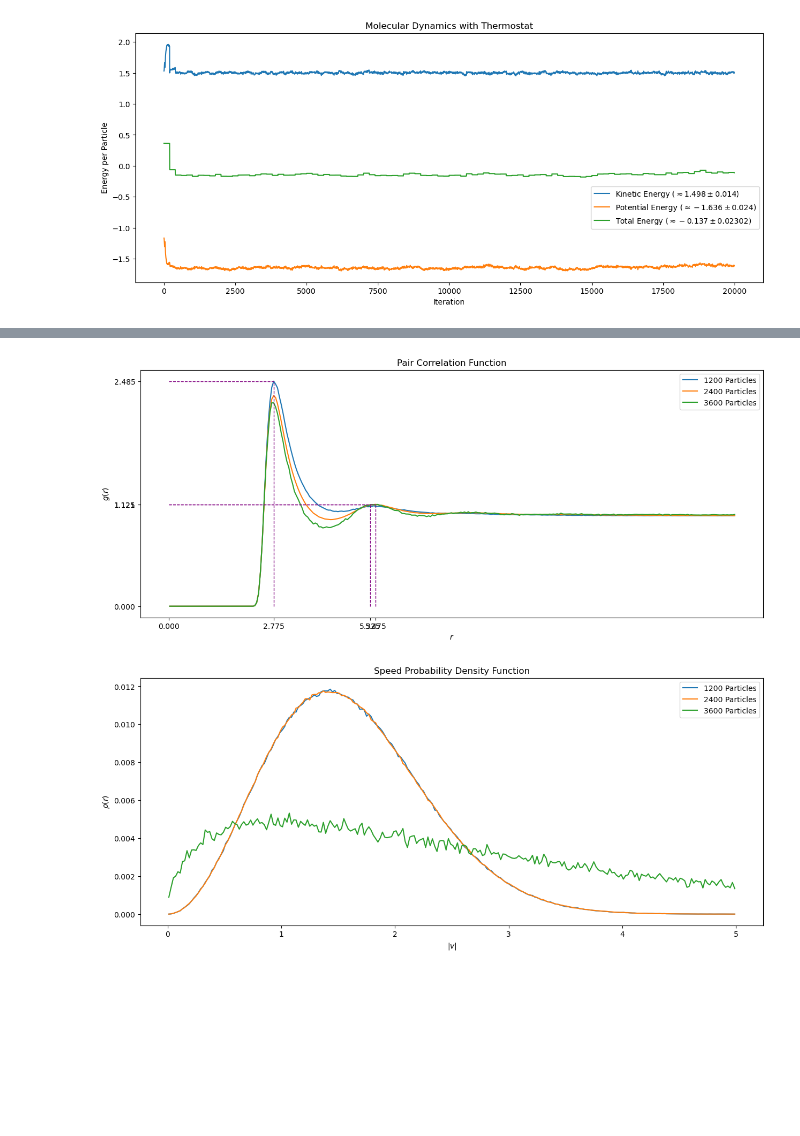
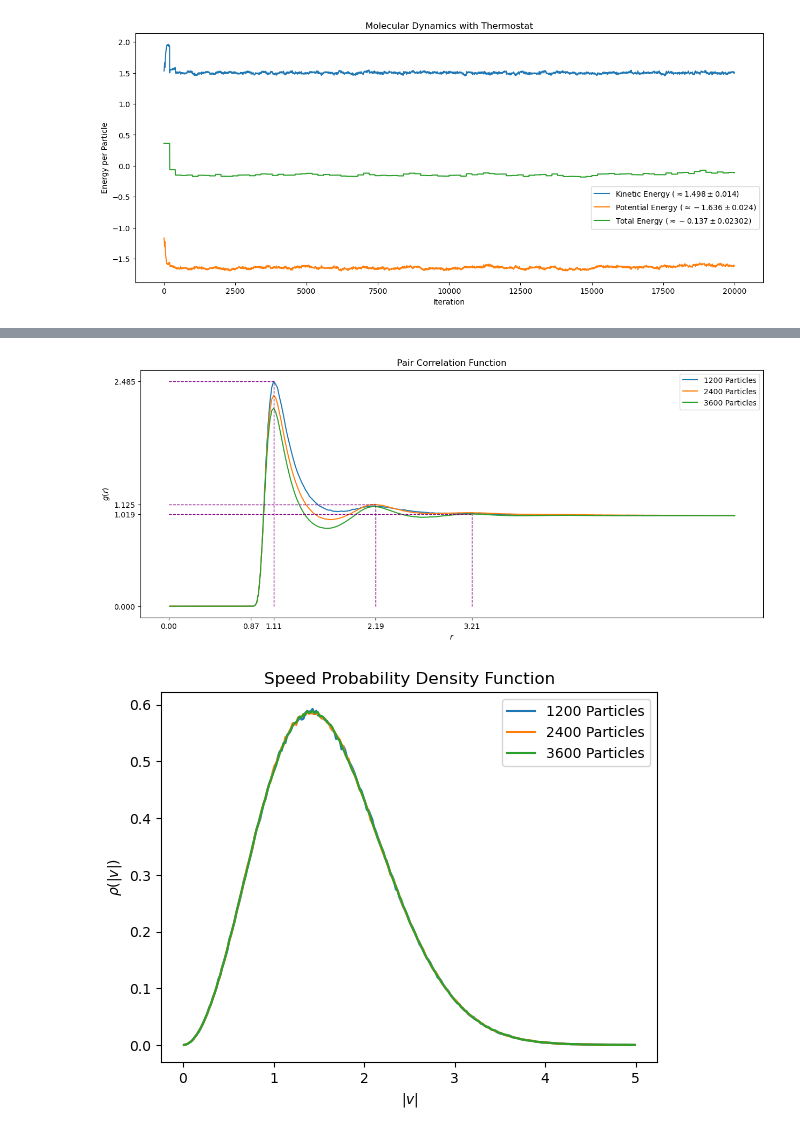
Before and after one commit to vigneshpai2003/Computational-Physics, a Jupyter notebook: Molecular_Dynamics/submission.ipynb, the cells around one changed output, grey strips where cells are left out. Drawn from its saved outputs; the diff is of its cells as text; code cells hidden in the pictures; blank space fills up the shorter version.

```diff
--- a/Molecular_Dynamics/submission.ipynb
+++ b/Molecular_Dynamics/submission.ipynb
@@ -46,12 +46,12 @@ plt.show()
 # %% [output]
 [figure]
 # %%
+dr = 0.02
+dv = 0.02
+
 n_max = [np.loadtxt(f'data/{i}/n_max.dat') for i in (4, 6, 7)]
 g = [np.loadtxt(f'data/{i}/g.dat') for i in (4, 6, 7)]
-rho_v = [np.loadtxt(f'data/{i}/rho_v.dat') for i in (4, 6, 7)]
-
-dr = 0.05
-dv = 0.02
+rho_v = [np.loadtxt(f'data/{i}/rho_v.dat') / dv for i in (4, 6, 7)]
 
 legend = ["1200 Particles", "2400 Particles", "3600 Particles"]
 # %%
@@ -68,8 +70,6 @@ plt.show()
 plt.figure(figsize=(15, 6))
 
 r = dr / 2 + np.arange(0, dr * len(g[i]), dr)
-for i in (0, 1, 2):
-    plt.plot(r, g[i])
 
 def find_maxima(array):
     n = len(array)
@@ -80,6 +80,12 @@ def find_maxima(array):
     maximas.sort(key=lambda t: t[1], reverse=True)
     return maximas
 
+def first_non_zero(array):
+    i = 0
+    while array[i] == 0:
+        i += 1
+    return i
+
 i1, h1 = find_maxima(g[0])[0]
 i2, h2 = find_maxima(g[1])[1]
 i3, h3 = find_maxima(g[2])[2]
@@ -87,8 +93,11 @@ i3, h3 = find_maxima(g[2])[2]
 x = [r[i1], r[i2], r[i3]]
 h = [h1, h2, h3]
 
+for i in (0, 1, 2):
+    plt.plot(r, g[i])
+
 plt.vlines(x=x, ymin=[0, 0, 0], ymax=h, colors='purple', ls='--', lw=1)
-plt.xticks(x + [0])
+plt.xticks(x + [0, r[first_non_zero(g[2])]])
 plt.hlines(y=h, xmin=[0, 0, 0], xmax=x, colors='purple', ls='--', lw=1)
 plt.yticks(h + [0])
 plt.xlabel("$r$")
@@ -97,19 +106,17 @@ plt.title("Pair Correlation Function")
 plt.legend(legend)
 plt.show()
 # %% [output]
-[figure, old version]
+[figure, new version]
 # %%
-plt.figure(figsize=(15, 6))
-
 v = dv / 2 + np.arange(0, dv * len(rho_v[i]), dv)
 
 for i in (0, 1, 2):
     plt.plot(v, rho_v[i])
 
 plt.xlabel("$|v|$")
-plt.ylabel("$\\rho(r)$")
+plt.ylabel("$\\rho(|v|)$")
 plt.title("Speed Probability Density Function")
 plt.legend(legend)
 plt.show()
 # %% [output]
-[figure, old version]
+[figure, new version]
```
Also changed, not shown: parts of 2 cells of this notebook.
